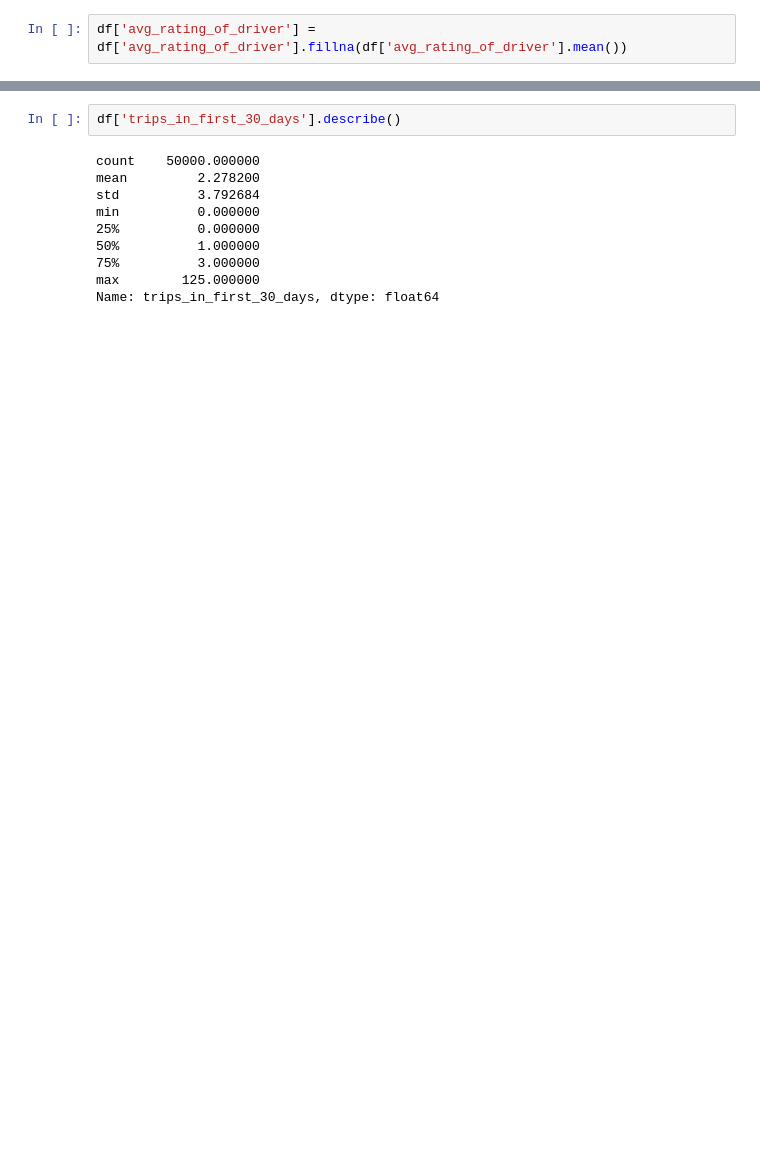
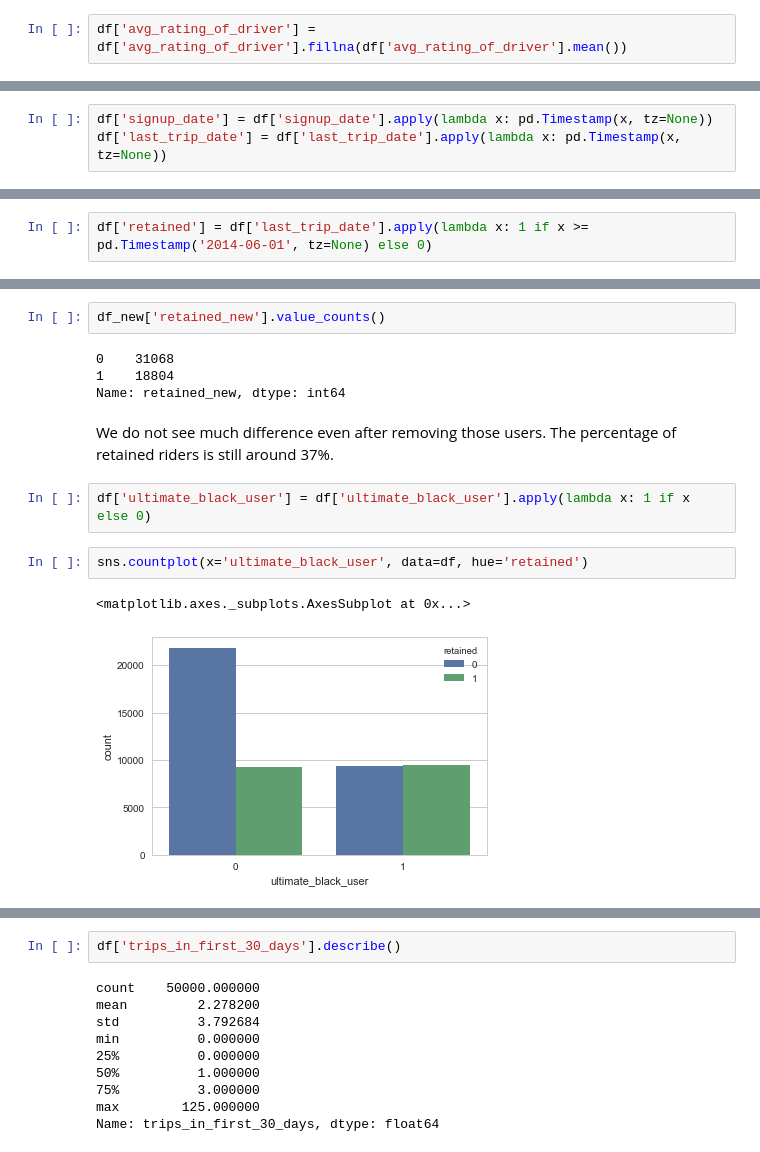
Before and after one commit to ramyatamehrotra/Springboard_DSCT, a Jupyter notebook: Effective_Interviewing/Ultimate_Technology_Challenge.ipynb, the cells around one changed output, grey strips where cells are left out. Saved outputs shown, nothing was run; the diff lists cells and outputs as text; blank space fills up the shorter version.

```diff
--- a/Effective_Interviewing/Ultimate_Technology_Challenge.ipynb
+++ b/Effective_Interviewing/Ultimate_Technology_Challenge.ipynb
@@ -331,0 +324,3 @@ Name: avg_surge, dtype: float64
+# %%
+df['signup_date'] = df['signup_date'].apply(lambda x: pd.Timestamp(x, tz=None))
+df['last_trip_date'] = df['last_trip_date'].apply(lambda x: pd.Timestamp(x, tz=None))
@@ -331,0 +343,2 @@ Name: avg_surge, dtype: float64
+# %%
+df['retained'] = df['last_trip_date'].apply(lambda x: 1 if x >= pd.Timestamp('2014-06-01', tz=None) else 0)
@@ -331,0 +365,15 @@ Name: avg_surge, dtype: float64
+# %%
+df_new['retained_new'].value_counts()
+# %% [output]
+0    31068
+1    18804
+Name: retained_new, dtype: int64
+# %% [markdown]
+We do not see much difference even after removing those users. The percentage of retained riders is still around 37%.
+# %%
+df['ultimate_black_user'] = df['ultimate_black_user'].apply(lambda x: 1 if x else 0)
+# %%
+sns.countplot(x='ultimate_black_user', data=df, hue='retained')
+# %% [output]
+<matplotlib.axes._subplots.AxesSubplot at 0x...>
+[figure, added]
```
Also changed, not shown: parts of 23 cells of this notebook.
